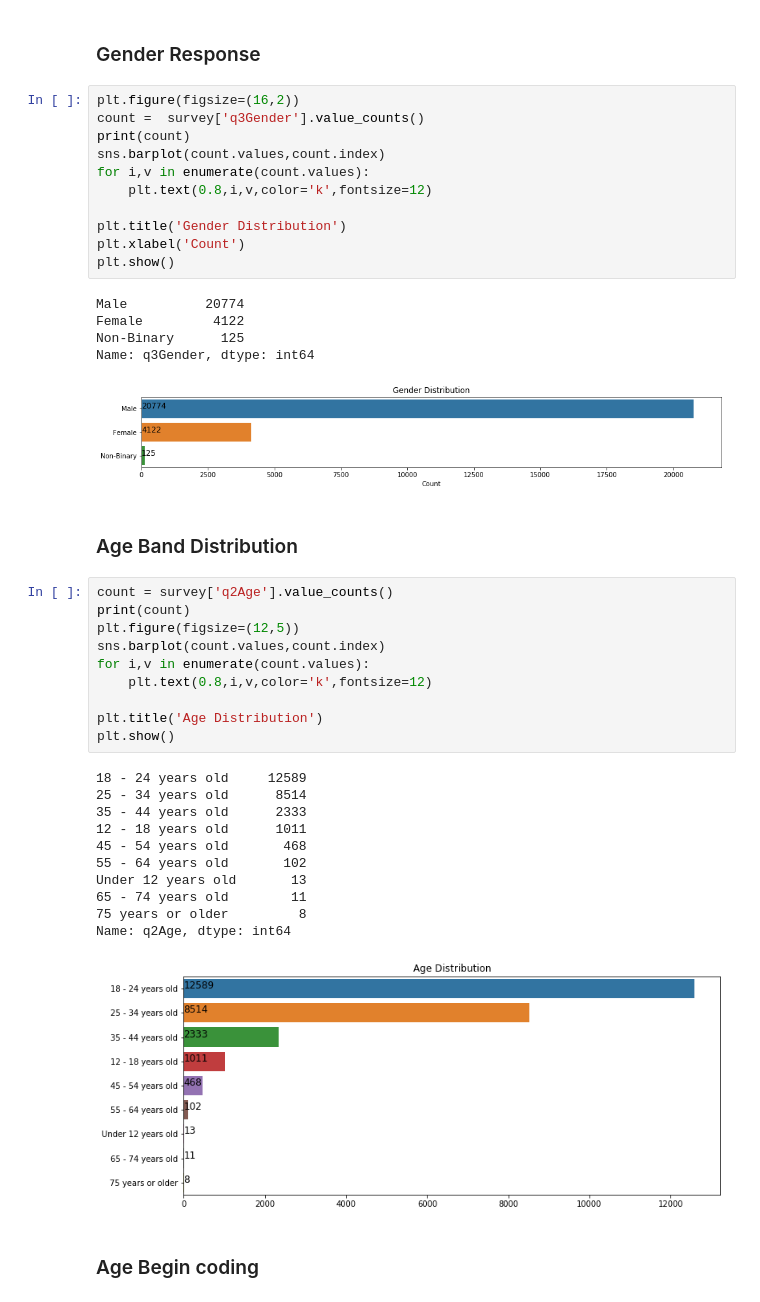
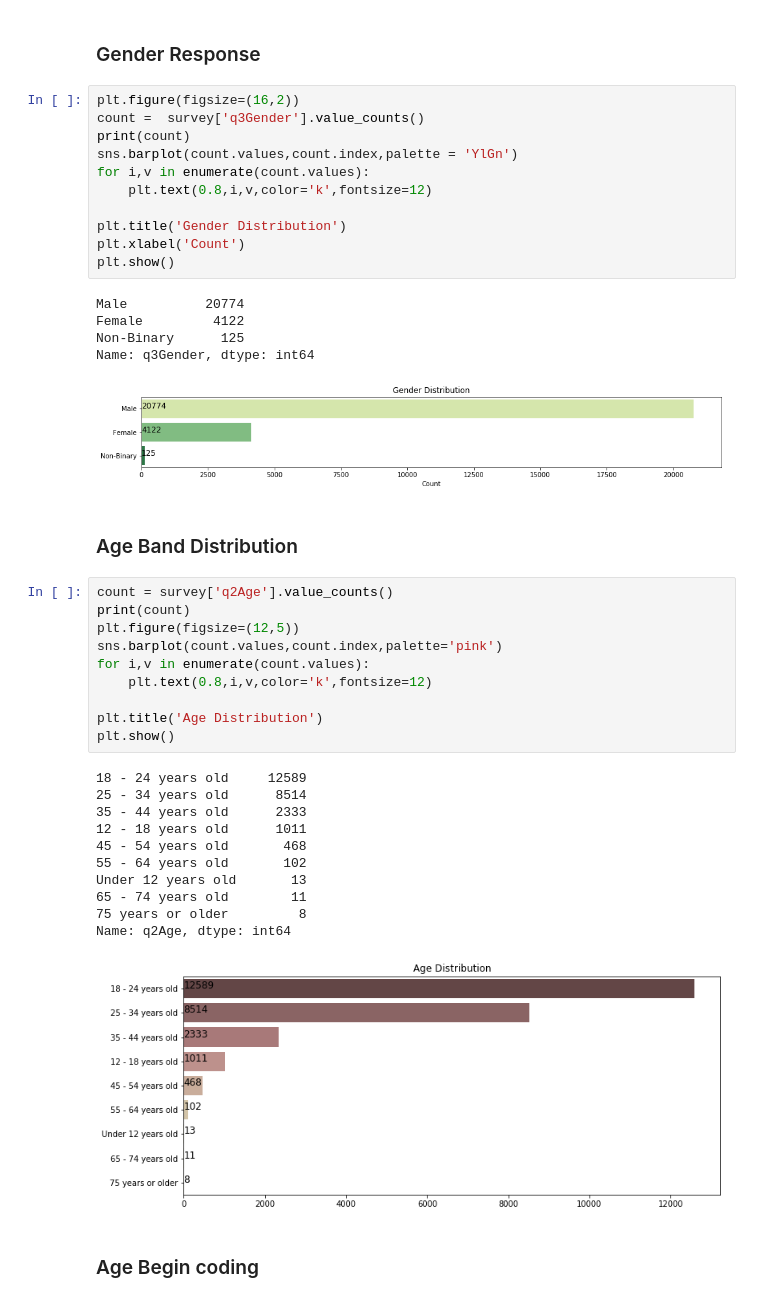
Before and after one commit to bipin2295/Developer-Survey, a Jupyter notebook: HackerrankAnalysis.ipynb, the cells around one changed output. Cells and saved outputs as stored; diff of their text form.

```diff
--- a/HackerrankAnalysis.ipynb
+++ b/HackerrankAnalysis.ipynb
@@ -131,27 +131,27 @@ print(survey_num.shape)
 # %%
 plt.figure(figsize=(16,2))
 count =  survey['q3Gender'].value_counts()
 print(count)
-sns.barplot(count.values,count.index)
+sns.barplot(count.values,count.index,palette = 'YlGn')
 for i,v in enumerate(count.values):
     plt.text(0.8,i,v,color='k',fontsize=12)
 
 plt.title('Gender Distribution')
 plt.xlabel('Count')
 plt.show()
 # %% [output]
 Male          20774
 Female         4122
 Non-Binary      125
 Name: q3Gender, dtype: int64
-[figure, old version]
+[figure, new version]
 # %% [markdown]
 ### Age Band Distribution
 # %%
 count = survey['q2Age'].value_counts()
 print(count)
 plt.figure(figsize=(12,5))
-sns.barplot(count.values,count.index)
+sns.barplot(count.values,count.index,palette='pink')
 for i,v in enumerate(count.values):
     plt.text(0.8,i,v,color='k',fontsize=12)
 
@@ -168,7 +168,7 @@ Under 12 years old       13
 65 - 74 years old        11
 75 years or older         8
 Name: q2Age, dtype: int64
-[figure, old version]
+[figure, new version]
 # %% [markdown]
 ### Age Begin coding
 # %%
```
Also changed, not shown: parts of 14 cells of this notebook.
